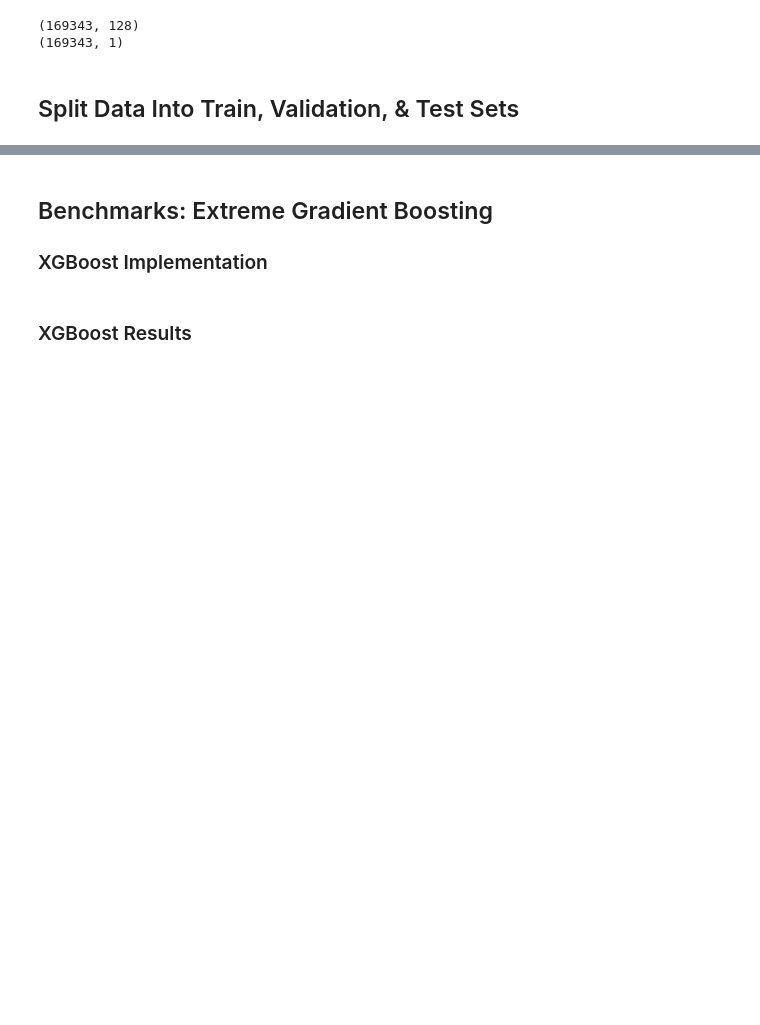
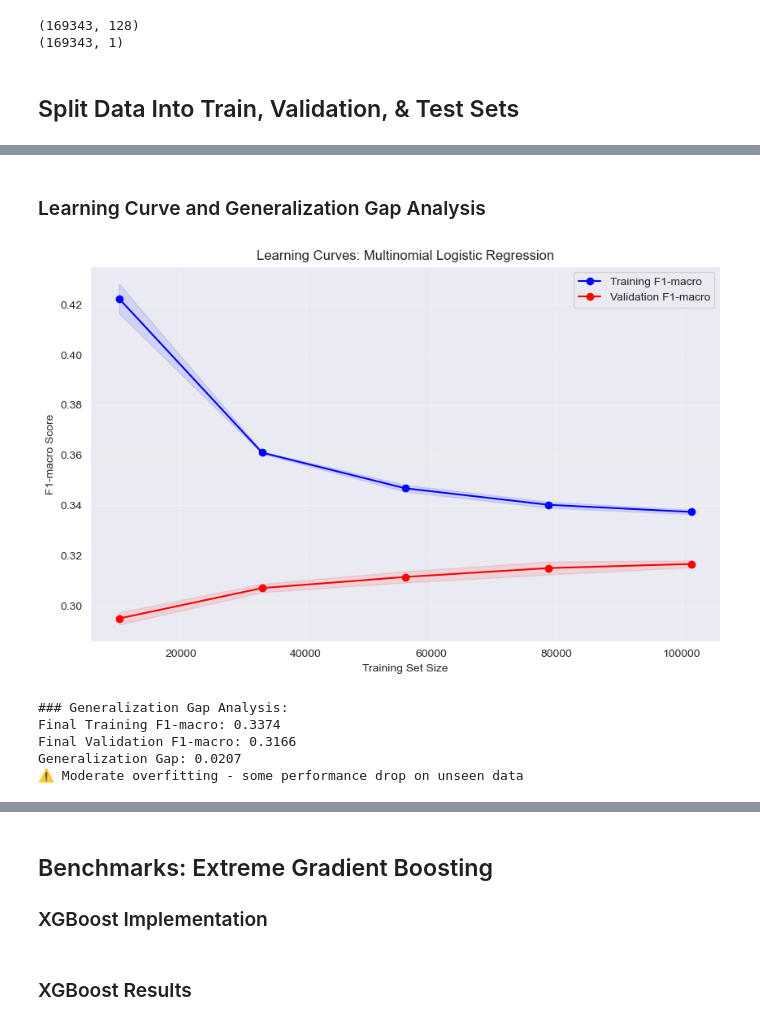
Before and after one commit to CodingWithJoseph/ClassificationBenchmarks, a Jupyter notebook: notebooks/ogb/03_baseline_benchmarks.ipynb, the cells around one changed output, grey strips where cells are left out. Saved outputs shown, nothing was run; the diff lists cells and outputs as text; code cells hidden in the pictures; blank space fills up the shorter version.

```diff
--- a/notebooks/ogb/03_baseline_benchmarks.ipynb
+++ b/notebooks/ogb/03_baseline_benchmarks.ipynb
@@ -60,3 +66,10 @@ for C in C_values:
         val_macro_f1 = f1_score(y_val, val_predictions, average='macro')
 
         result[(C, max_iter)] = {'val_accuracy': val_accuracy, 'val_macro_f1': val_macro_f1}
+
+# Find best hyperparameters
+results = sorted(result.items(), key=lambda x: x[1]['val_macro_f1'], reverse=True)
+(best_C, best_max_iter), best_scores = results[0]
+
+print(f"Best hyperparameters: C={best_C}, max_iter={best_max_iter}")
+print(f"Best validation F1-macro: {best_scores['val_macro_f1']:.4f}")
@@ -97 +79,74 @@ results
+# %% [markdown]
+### Learning Curve and Generalization Gap Analysis
+# %%
+# Prepare data for learning curve
+X_train_val = pd.concat([X_train, X_val])
+y_train_val = np.concatenate([y_train, y_val])
+
+# Create best model for learning curve
+mlr_classifier = LogisticRegression(
+    solver='lbfgs',
+    C=best_C,
+    max_iter=best_max_iter,
+    class_weight='balanced',
+)
+
+# Generate learning curve
+common_params = {
+    "X": X_train_val,
+    "y": y_train_val,
+    "train_sizes": np.linspace(0.1, 1.0, 5),
+    "cv": 4,
+    "scoring": "f1_macro",
+}
+
+train_sizes, train_scores, val_scores = learning_curve(
+    estimator=mlr_classifier,
+    **common_params
+)
+
+# Calculate means and std
+train_mean = np.mean(train_scores, axis=1)
+train_std = np.std(train_scores, axis=1)
+val_mean = np.mean(val_scores, axis=1)
+val_std = np.std(val_scores, axis=1)
+
+# Plot learning curves
+plt.figure(figsize=(10, 6))
+plt.plot(train_sizes, train_mean, 'o-', color='blue', label='Training F1-macro')
+plt.fill_between(train_sizes, train_mean - train_std, train_mean + train_std, alpha=0.1, color='blue')
+
+plt.plot(train_sizes, val_mean, 'o-', color='red', label='Validation F1-macro')
+plt.fill_between(train_sizes, val_mean - val_std, val_mean + val_std, alpha=0.1, color='red')
+
+plt.xlabel('Training Set Size')
+plt.ylabel('F1-macro Score')
+plt.title('Learning Curves: Multinomial Logistic Regression')
+plt.legend()
+plt.grid(True, alpha=0.3)
+plt.show()
+
+# Generalization Gap Analysis
+final_train_score = train_mean[-1]
+final_val_score = val_mean[-1]
+generalization_gap = final_train_score - final_val_score
+
+print(f"\n### Generalization Gap Analysis:")
+print(f"Final Training F1-macro: {final_train_score:.4f}")
+print(f"Final Validation F1-macro: {final_val_score:.4f}")
+print(f"Generalization Gap: {generalization_gap:.4f}")
+
+if generalization_gap > 0.05:
+    print("⚠️ Significant overfitting detected - model performs much better on training data")
+elif generalization_gap > 0.02:
+    print("⚠️ Moderate overfitting - some performance drop on unseen data")
+else:
+    print("✅ Good generalization - minimal overfitting")
+# %% [output]
+[figure, added]
+### Generalization Gap Analysis:
+Final Training F1-macro: 0.3374
+Final Validation F1-macro: 0.3166
+Generalization Gap: 0.0207
+⚠️ Moderate overfitting - some performance drop on unseen data
 # %% [markdown]
```
Also changed, not shown: parts of 24 cells of this notebook, 16 other files.
